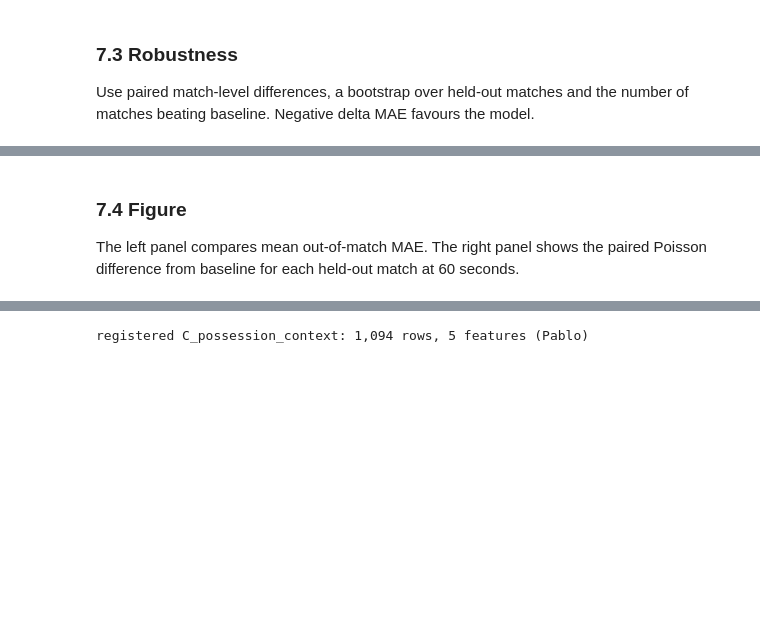
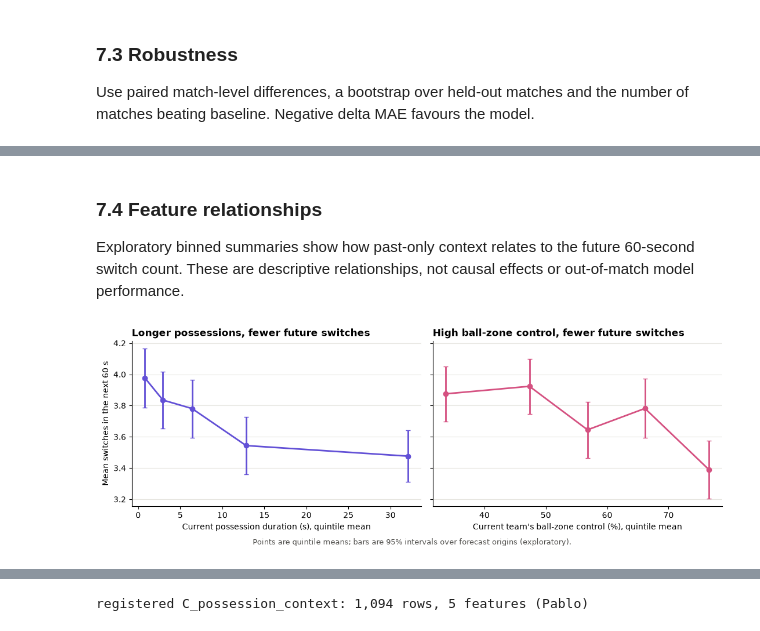
Before and after one commit to leonardoeng13/bramex-football-exertion-pitch-control, a Jupyter notebook: notebooks/BraMex_team_notebook.ipynb, the cells around one changed output, grey strips where cells are left out. Cells and saved outputs as stored; diff of their text form; code cells hidden in the pictures; blank space fills up the shorter version.

```diff
--- a/notebooks/BraMex_team_notebook.ipynb
+++ b/notebooks/BraMex_team_notebook.ipynb
@@ -854,5 +891,37 @@ C_MATCH_RESULTS
 | 16 | 300 | J03WQQ | 5.7180 | 3.9167 | 4.5563 | 0.6396 |
 | 17 | 300 | J03WR9 | 5.0666 | 4.9671 | 5.2465 | 0.2794 |
 # %% [markdown]
-### 7.4 Figure
-The left panel compares mean out-of-match MAE. The right panel shows the paired Poisson difference from baseline for each held-out match at 60 seconds.
+### 7.4 Feature relationships
+Exploratory binned summaries show how past-only context relates to the future 60-second switch count. These are descriptive relationships, not causal effects or out-of-match model performance.
+# %%
+C60 = C_FORECAST[C_FORECAST.horizon_seconds == 60].copy()
+
+def quintile_relation(data, feature):
+    frame = data[[feature, "switches_future"]].dropna().copy()
+    frame["quintile"] = pd.qcut(frame[feature], 5, labels=False, duplicates="drop") + 1
+    return frame.groupby("quintile").agg(
+        x_mean=(feature, "mean"), y_mean=("switches_future", "mean"),
+        y_se=("switches_future", "sem"), n=("switches_future", "size"),
+    ).reset_index()
+
+duration_relation = quintile_relation(C60, "possession_duration_s")
+control_relation = quintile_relation(C60, "B_current_zone_share")
+fig, axes = plt.subplots(1, 2, figsize=(11, 3.8), sharey=True)
+axes[0].errorbar(duration_relation.x_mean, duration_relation.y_mean, yerr=1.96 * duration_relation.y_se,
+                 color="#6250d6", marker="o", lw=2, capsize=3)
+axes[0].set_title("Longer possessions, fewer future switches", loc="left", fontweight="bold")
+axes[0].set_xlabel("Current possession duration (s), quintile mean")
+axes[0].set_ylabel("Mean switches in the next 60 s")
+axes[1].errorbar(control_relation.x_mean * 100, control_relation.y_mean, yerr=1.96 * control_relation.y_se,
+                 color="#d55181", marker="o", lw=2, capsize=3)
+axes[1].set_title("High ball-zone control, fewer future switches", loc="left", fontweight="bold")
+axes[1].set_xlabel("Current team's ball-zone control (%), quintile mean")
+for ax in axes:
+    ax.spines[["top", "right"]].set_visible(False)
+    ax.grid(axis="y", color="#e6e5e0", lw=0.8)
+    ax.set_axisbelow(True)
+fig.text(0.5, -0.02, "Points are quintile means; bars are 95% intervals over forecast origins (exploratory).", ha="center", fontsize=9, color="#52514e")
+fig.tight_layout()
+plt.show()
+# %% [output]
+[figure, added]
```
Also changed, not shown: parts of 5 cells of this notebook.
